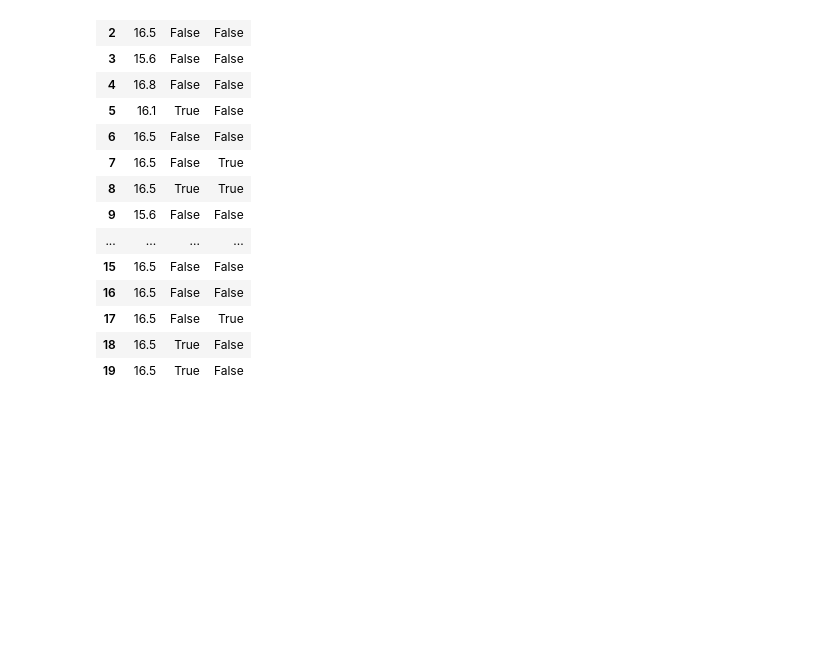
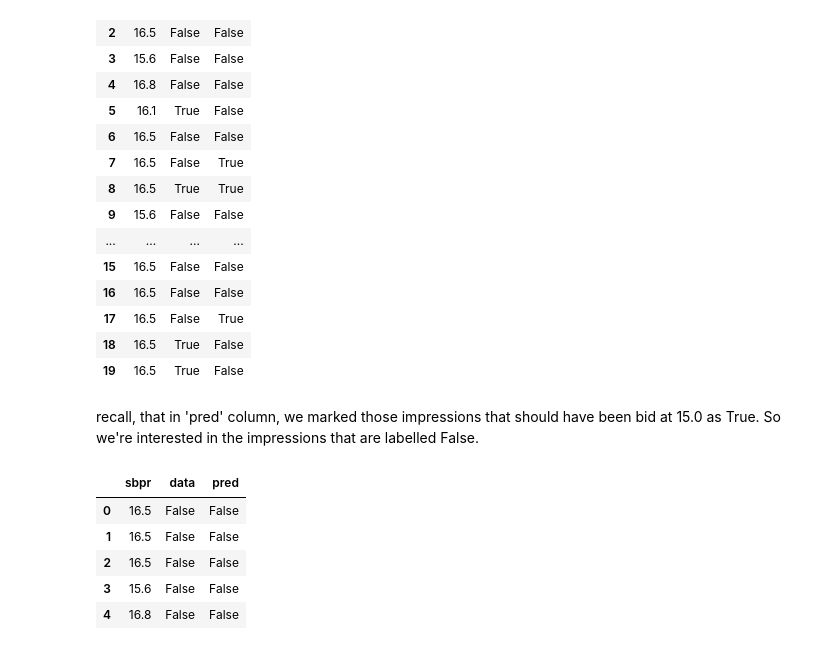
Before and after one commit to ltevlin/Origin, a Jupyter notebook: Presentation_15.ipynb, the cells around one changed output. Drawn from its saved outputs; the diff is of its cells as text; code cells hidden in the pictures; blank space fills up the shorter version.

```diff
--- a/Presentation_15.ipynb
+++ b/Presentation_15.ipynb
@@ -1214,3 +1214,14 @@ df_matters.head(20)
 | 17 | 16.5 | False | True |
 | 18 | 16.5 | True | False |
 | 19 | 16.5 | True | False |
+# %% [markdown]
+recall, that in 'pred' column, we marked those impressions that should have been bid at 15.0 as True. So we're interested in the impressions that are labelled False.
+# %%
+df_matters[df_matters.pred==False].head()
+# %% [output]
+|  | sbpr | data | pred |
+| 0 | 16.5 | False | False |
+| 1 | 16.5 | False | False |
+| 2 | 16.5 | False | False |
+| 3 | 15.6 | False | False |
+| 4 | 16.8 | False | False |
```
Also changed, not shown: parts of 6 cells of this notebook.
